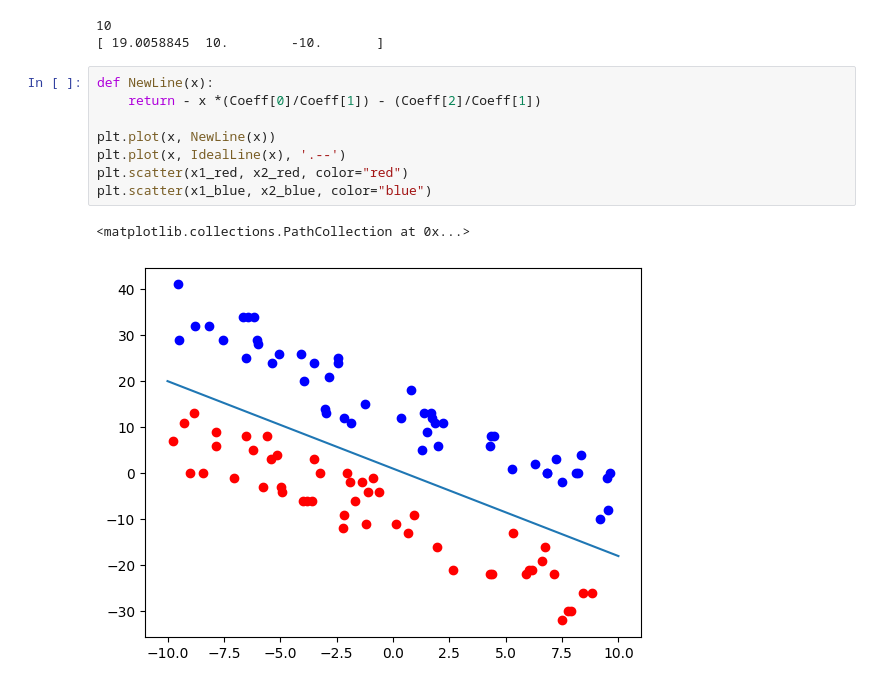
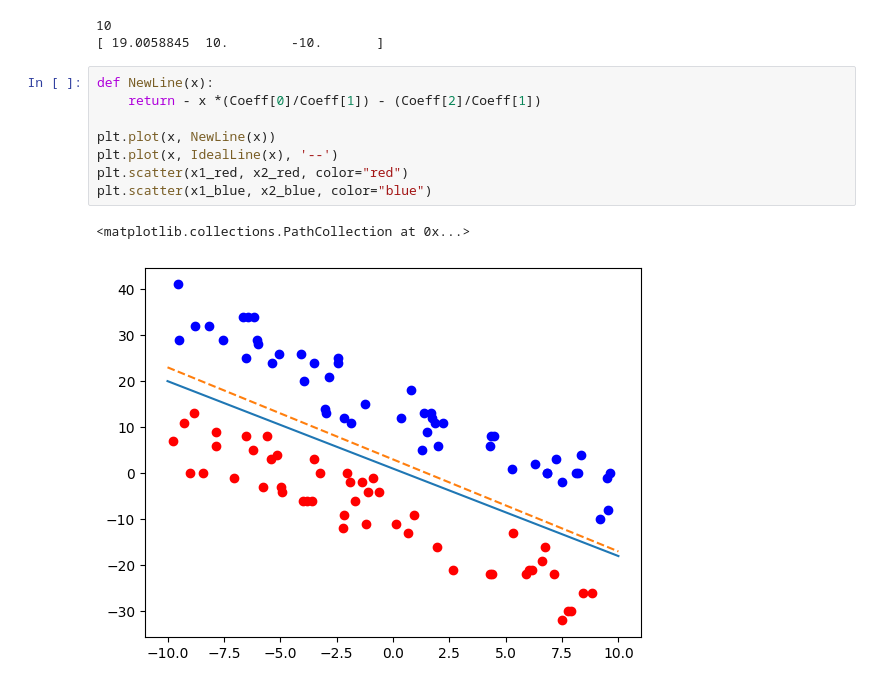
Before and after one commit to MandaKausthubh/Machine_Learning, a Jupyter notebook: Problem_1_4.ipynb, the cells around one changed output. Saved outputs shown, nothing was run; the diff lists cells and outputs as text.

```diff
--- a/Problem_1_4.ipynb
+++ b/Problem_1_4.ipynb
@@ -67,11 +67,11 @@ print(Coeff)
 # %%
 def NewLine(x):
     return - x *(Coeff[0]/Coeff[1]) - (Coeff[2]/Coeff[1])
 
 plt.plot(x, NewLine(x))
-plt.plot(x, IdealLine(x), '.--')
+plt.plot(x, IdealLine(x), '--')
 plt.scatter(x1_red, x2_red, color="red")
 plt.scatter(x1_blue, x2_blue, color="blue")
 # %% [output]
 <matplotlib.collections.PathCollection at 0x...>
-[figure, old version]
+[figure, new version]
```
